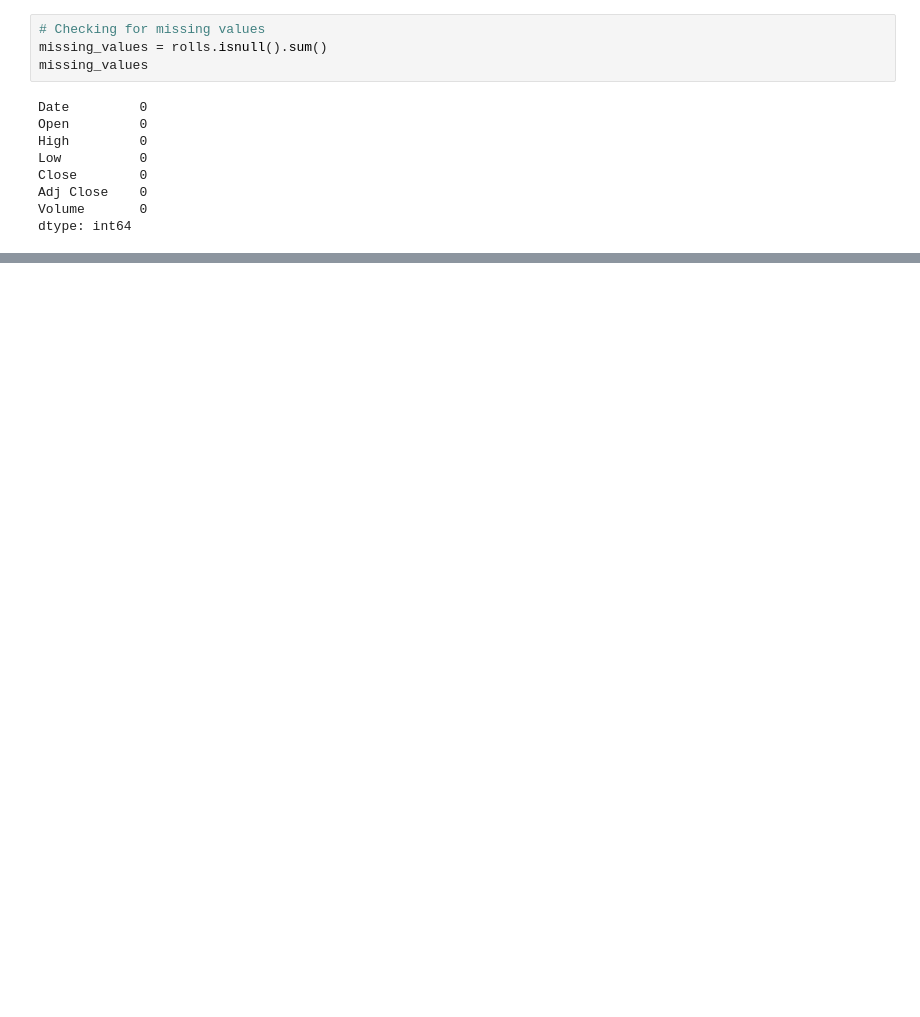
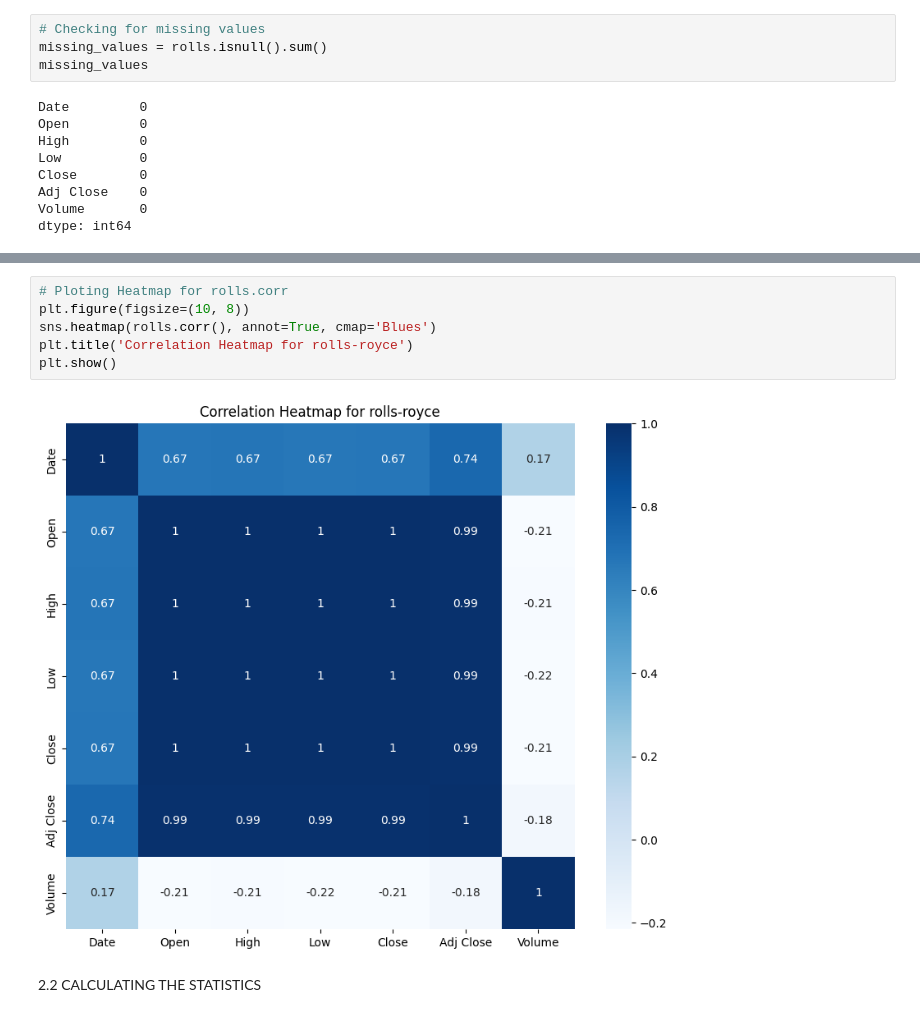
Before and after one commit to Ajah-Stephen/MSCPROJECT, a Jupyter notebook: MSCPROJECT.ipynb, the cells around one changed output, grey strips where cells are left out. Drawn from its saved outputs; the diff is of its cells as text; blank space fills up the shorter version.

```diff
--- a/MSCPROJECT.ipynb
+++ b/MSCPROJECT.ipynb
@@ -114,0 +275,10 @@ Statistic Breakdown:
+# %%
+# Ploting Heatmap for rolls.corr
+plt.figure(figsize=(10, 8))
+sns.heatmap(rolls.corr(), annot=True, cmap='Blues')
+plt.title('Correlation Heatmap for rolls-royce')
+plt.show()
+# %% [output]
+[figure, added]
+# %% [markdown]
+ 2.2 CALCULATING THE STATISTICS
```
Also changed, not shown: parts of 156 cells of this notebook.
